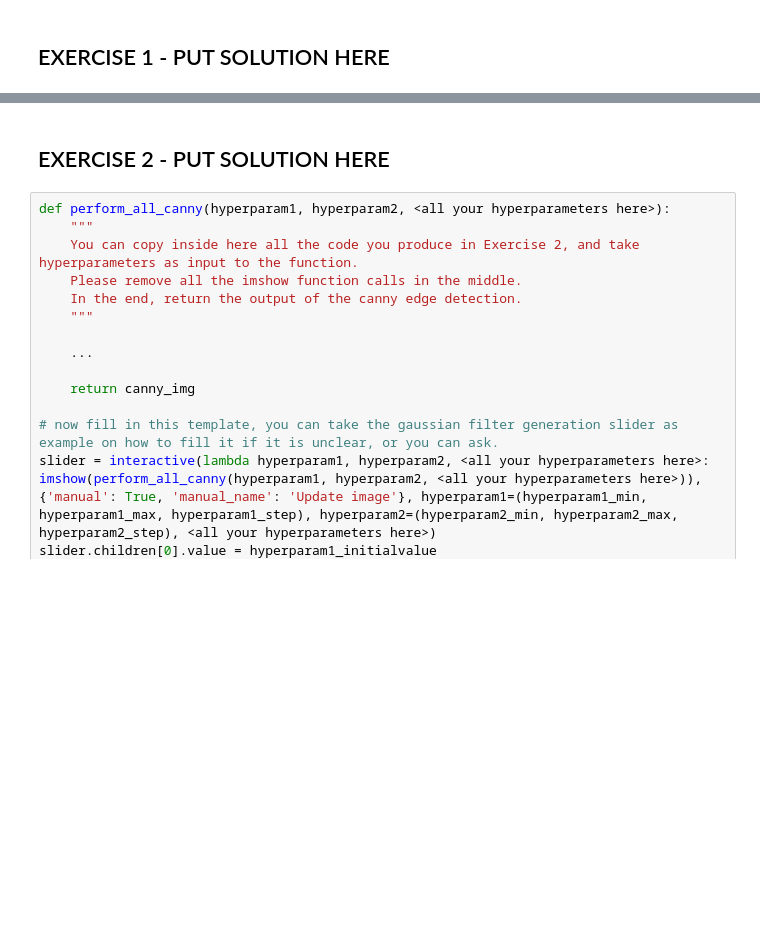
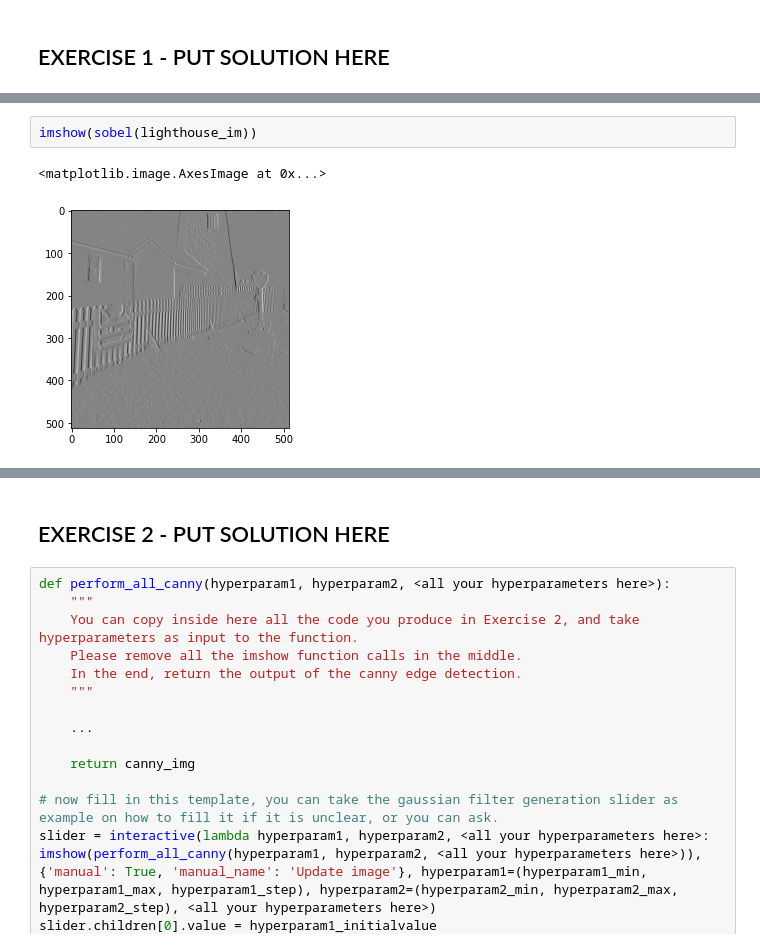
Before and after one commit to LukasSchmid97/ETH_ComputerVision_2020_Exercises, a Jupyter notebook: W3/W3_exercise.ipynb, the cells around one changed output, grey strips where cells are left out. Cells and saved outputs as stored; diff of their text form; blank space fills up the shorter version.

```diff
--- a/W3/W3_exercise.ipynb
+++ b/W3/W3_exercise.ipynb
@@ -161,0 +193,5 @@ display(slider)
+# %%
+imshow(sobel(lighthouse_im))
+# %% [output]
+<matplotlib.image.AxesImage at 0x...>
+[figure, added]
```
Also changed, not shown: parts of 11 cells of this notebook.
